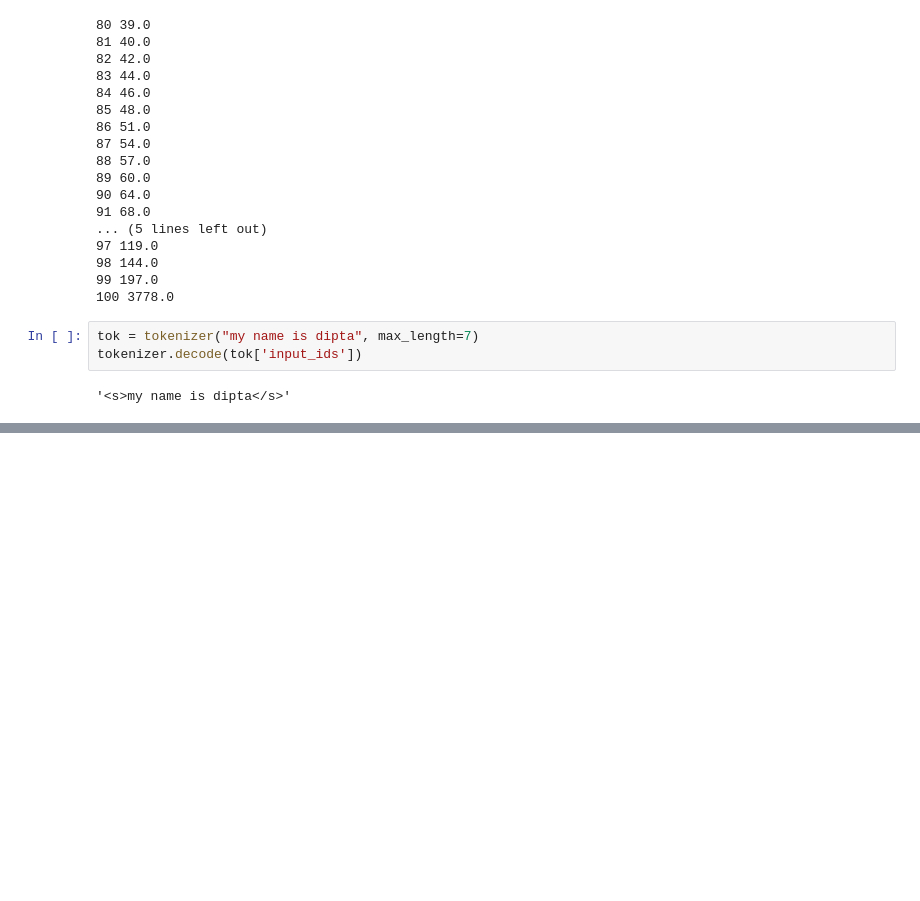
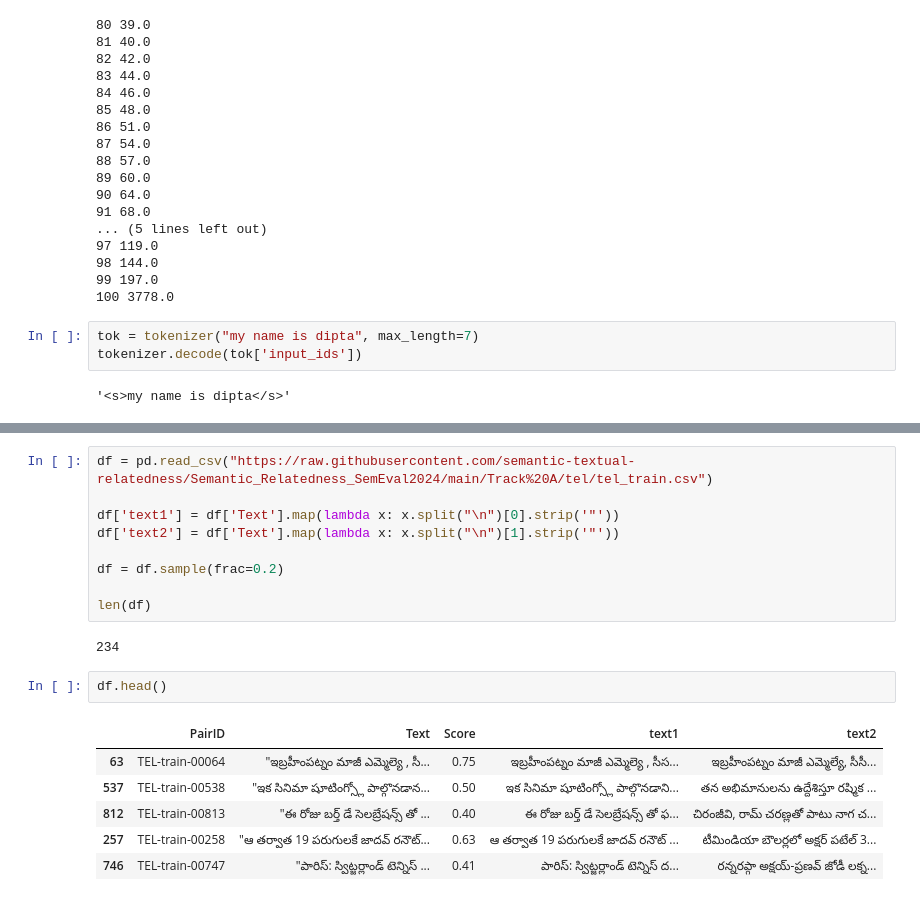
Before and after one commit to dipta007/SemEval24-Task8, a Jupyter notebook: exploration.ipynb, the cells around one changed output, grey strips where cells are left out. Cells and saved outputs as stored; diff of their text form; blank space fills up the shorter version.

```diff
--- a/exploration.ipynb
+++ b/exploration.ipynb
@@ -789,0 +1302,20 @@ tokenizer.decode(tok['input_ids'])
+# %%
+df = pd.read_csv("https://raw.githubusercontent.com/semantic-textual-relatedness/Semantic_Relatedness_SemEval2024/main/Track%20A/tel/tel_train.csv")
+
+df['text1'] = df['Text'].map(lambda x: x.split("\n")[0].strip('"'))
+df['text2'] = df['Text'].map(lambda x: x.split("\n")[1].strip('"'))
+
+df = df.sample(frac=0.2)
+
+len(df)
+# %% [output]
+234
+# %%
+df.head()
+# %% [output]
+|  | PairID | Text | Score | text1 | text2 |
+| 63 | TEL-train-00064 | "ఇబ్రహీంపట్నం మాజీ ఎమ్మెల్యె , సీ... | 0.75 | ఇబ్రహీంపట్నం మాజీ ఎమ్మెల్యె , సీస... | ఇబ్రహీంపట్నం మాజీ ఎమ్మెల్యే, సీసీ... |
+| 537 | TEL-train-00538 | "ఇక సినిమా షూటింగ్స్లో పాల్గొనడాన... | 0.50 | ఇక సినిమా షూటింగ్స్లో పాల్గొనడాని... | తన అభిమానులను ఉద్దేశిస్తూ రష్మిక ... |
+| 812 | TEL-train-00813 | "ఈ రోజు బర్త్ డే సెలబ్రేషన్స్ తో ... | 0.40 | ఈ రోజు బర్త్ డే సెలబ్రేషన్స్ తో ఫ... | చిరంజీవి, రామ్ చరణ్లతో పాటు నాగ చ... |
+| 257 | TEL-train-00258 | "ఆ తర్వాత 19 పరుగులకే జాదవ్ రనౌట్... | 0.63 | ఆ తర్వాత 19 పరుగులకే జాదవ్ రనౌట్ ... | టీమిండియా బౌలర్లలో అక్షర్ పటేల్ 3... |
+| 746 | TEL-train-00747 | "పారిస్: స్విట్జర్లాండ్ టెన్నిస్ ... | 0.41 | పారిస్: స్విట్జర్లాండ్ టెన్నిస్ ద... | రన్నరప్గా అక్షయ్-ప్రణవ్ జోడీ లక్న... |
```
Also changed, not shown: parts of 70 cells of this notebook, 4 other files.
